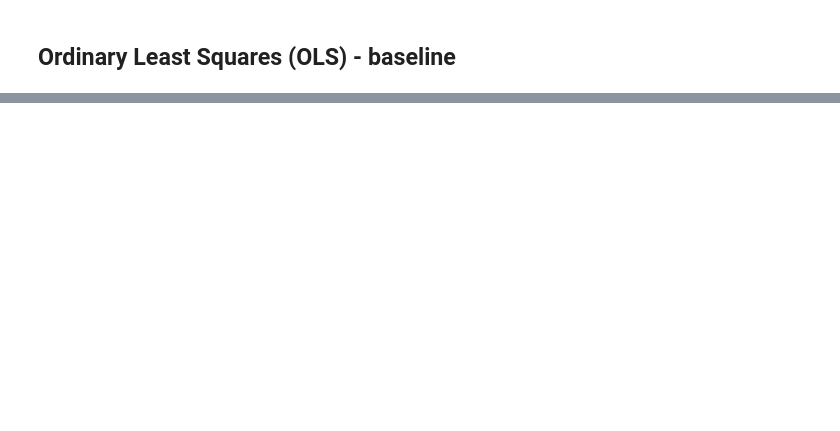
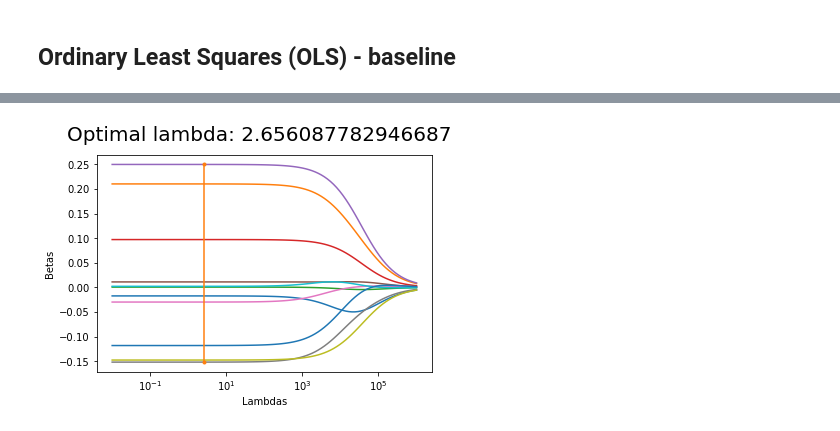
Before and after one commit to HCEhlers/02582_MLComp, a Jupyter notebook: Case1.ipynb, the cells around one changed output, grey strips where cells are left out. Cells and saved outputs as stored; diff of their text form; code cells hidden in the pictures; blank space fills up the shorter version.

```diff
--- a/Case1.ipynb
+++ b/Case1.ipynb
@@ -146,3 +182,3 @@ The standard deviation of load factor is 0.2721886897792685
 # %%
-y = data[:, -1]  # features
-X = data[:, :-1]  # target
+y_ols = standardization(data[:, -1])  # target - standardized
+X_ols = standardize_X(data[:, :-1])  # features - standardized
@@ -161,0 +216,87 @@ MSE for OLS regression: 0.0673489951120419
+# %%
+def ridgeMulti(X, _lambda, p, y):
+    inner_prod = np.linalg.inv(X.T @ X + _lambda * np.eye(p,p))
+    outer_prod = X.T @ y
+    betas = inner_prod @ outer_prod
+    return betas
+# %%
+def centerData(data):
+    mu = np.mean(data,axis=0)
+    centered_data = data - mu
+    return centered_data, mu
+# %%
+X_rr = raw_data[:, :-1]  # without standardization
+y_rr = raw_data[:, -1]  # without standardization
+
+X_rr_std = standardize_X(X_rr)  # apply standardization - standardized
+y_rr_std = standardization(y_rr)  # apply standardization - standardized
+
+# n - the number of observations; p - the number of features
+[n, p] = np.shape(X_rr)
+
+K = 10 # the number folds
+k = 100 # the number of lambdas investigated
+# Create a vector of length n that contains equal amounts of numbers from 1 to K
+I = np.asarray([0] * n)
+for i in range(n):
+    I[i] = (i) % K + 1
+
+# Permute that vector.
+I = I[np.random.permutation(n)]
+
+lambdas = np.logspace(-2, 6, k)
+MSE = np.zeros((10, 100))
+
+betas = np.zeros((p,k))  # p - the number of features which equals to the dimension of betas
+
+for i in range(k):
+    betas[:, i] = ridgeMulti(X_rr_std, lambdas[i], p, y_rr_std)
+
+for i in range(1, K+1):
+
+    # Select the train/test data in this fold
+    XTrain = X_rr[i != I, :]
+    yTrain = y_rr[i != I]
+    XTest = X_rr[i == I, :]
+    yTest = y_rr[i == I]
+
+    # Standardize
+    # yTrain = standardization(yTrain)
+    # yTest = standardization(yTest)
+
+    # XTrain = standardize_X(XTrain)
+    # XTest = standardize_X(XTest)
+
+    # Normalize
+    yTrain, mu = centerData(yTrain); # center training response
+    yTest = yTest - mu; # use the mean value of the training response to center the test response
+
+    XTrain, mu = centerData(XTrain); # center training data
+    XTest = XTest - mu; # use the mean value of the training data to center the test data
+    normalizer_train = preproc.Normalizer().fit(XTrain.T) # Calculate training normalizer
+    XTrain = normalizer_train.transform(XTrain.T).T # normalize training data
+    normalizer_test = preproc.Normalizer().fit(XTest.T)  # Calculate the testing normalizer
+    XTest = normalizer_test.transform(XTest.T).T # normalize test data
+
+    #Fit ridgeregression
+    for j in range(100):
+        beta = ridgeMulti(XTrain, lambdas[j], p, yTrain)
+        MSE[(i - 1), j] = np.mean((yTest - np.matmul(XTest, beta)) ** 2)
+
+
+meanMSE = np.mean(MSE, axis = 0)
+jOpt = np.argsort(meanMSE)[0]
+lambda_OP = lambdas[jOpt]
+
+
+# Remember excact solution depends on a random indexing, so results may vary
+# I reuse the plot with all the betas from 1 a) and add a line for the optimal value of lambda
+plt.figure()
+plt.semilogx(lambdas, betas.T )
+plt.xlabel("Lambdas")
+plt.ylabel("Betas")
+plt.suptitle(f"Optimal lambda: {lambda_OP}", fontsize=20)
+plt.semilogx([lambda_OP, lambda_OP], [np.min(betas), np.max(betas)], marker = ".")
+plt.show()
+# %% [output]
+[figure, added]
```
Also changed, not shown: parts of 21 cells of this notebook, 1 other file.
